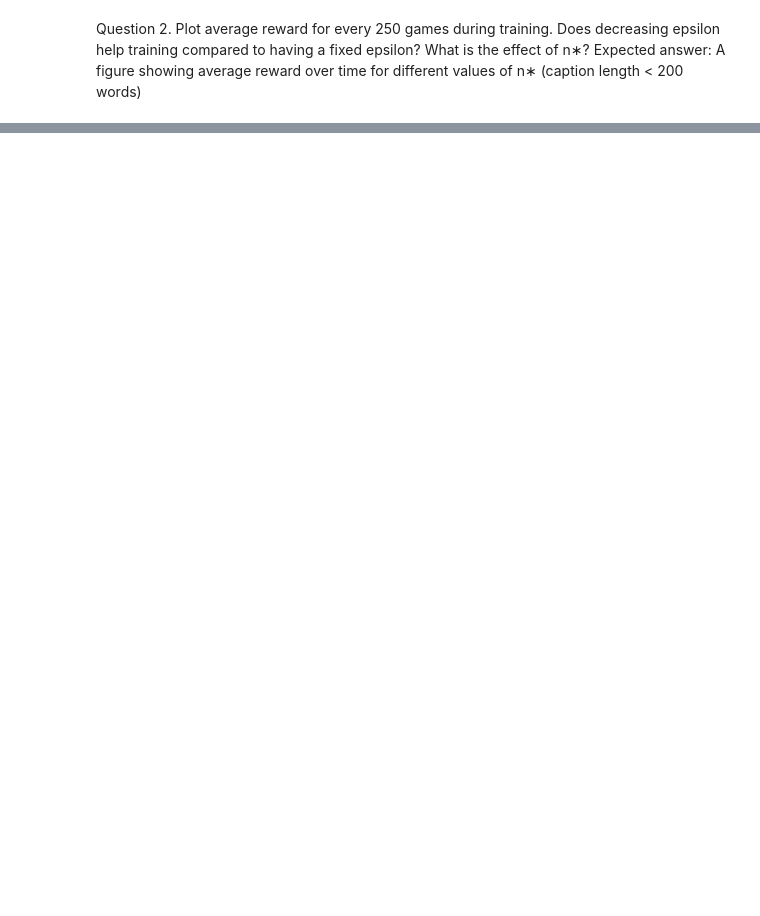
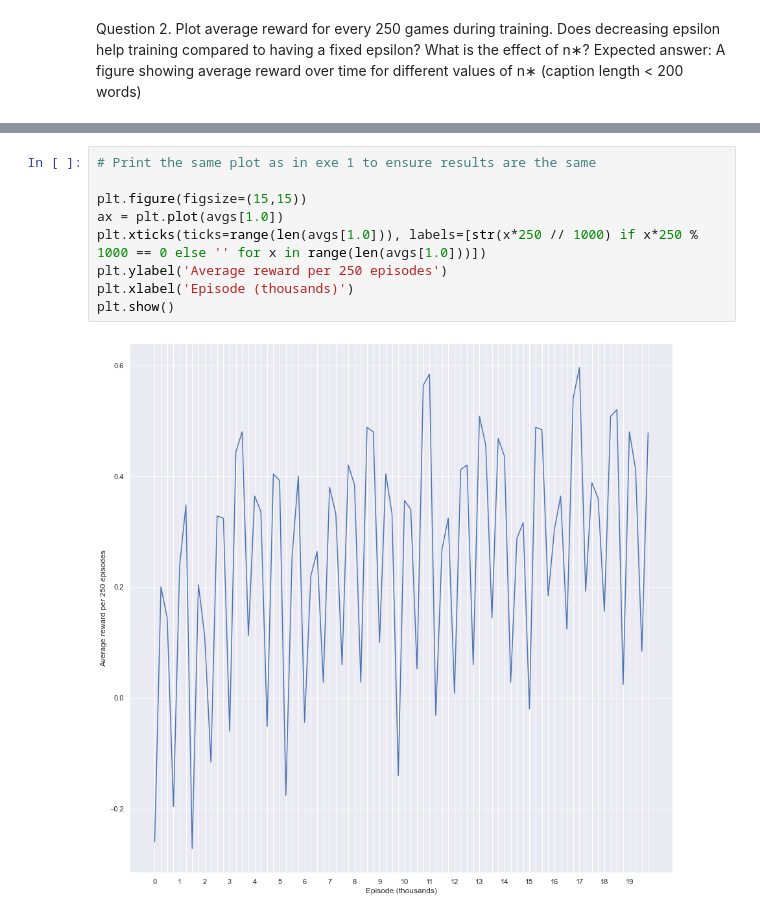
Before and after one commit to jirkalhotka/RL_TicTacToe, a Jupyter notebook: tic_tac_toe_w_res.ipynb, the cells around one changed output, grey strips where cells are left out. Drawn from its saved outputs; the diff is of its cells as text; blank space fills up the shorter version.

```diff
--- a/tic_tac_toe_w_res.ipynb
+++ b/tic_tac_toe_w_res.ipynb
@@ -503,3 +503,14 @@ Text(0, 0.5, 'Average rewards per 250 epochs')
+# %%
+# Print the same plot as in exe 1 to ensure results are the same
+
+plt.figure(figsize=(15,15))
+ax = plt.plot(avgs[1.0])
+plt.xticks(ticks=range(len(avgs[1.0])), labels=[str(x*250 // 1000) if x*250 % 1000 == 0 else '' for x in range(len(avgs[1.0]))])
+plt.ylabel('Average reward per 250 episodes')
+plt.xlabel('Episode (thousands)')
+plt.show()
+# %% [output]
+[figure, added]
 # %%
 for (n_star, rews) in rewards.items():
     print('{} won {} games'.format(n_star, sum(1 if rew ==1 else 0 for rew in rews)))
```
Also changed, not shown: parts of 7 cells of this notebook, 1 other file.
